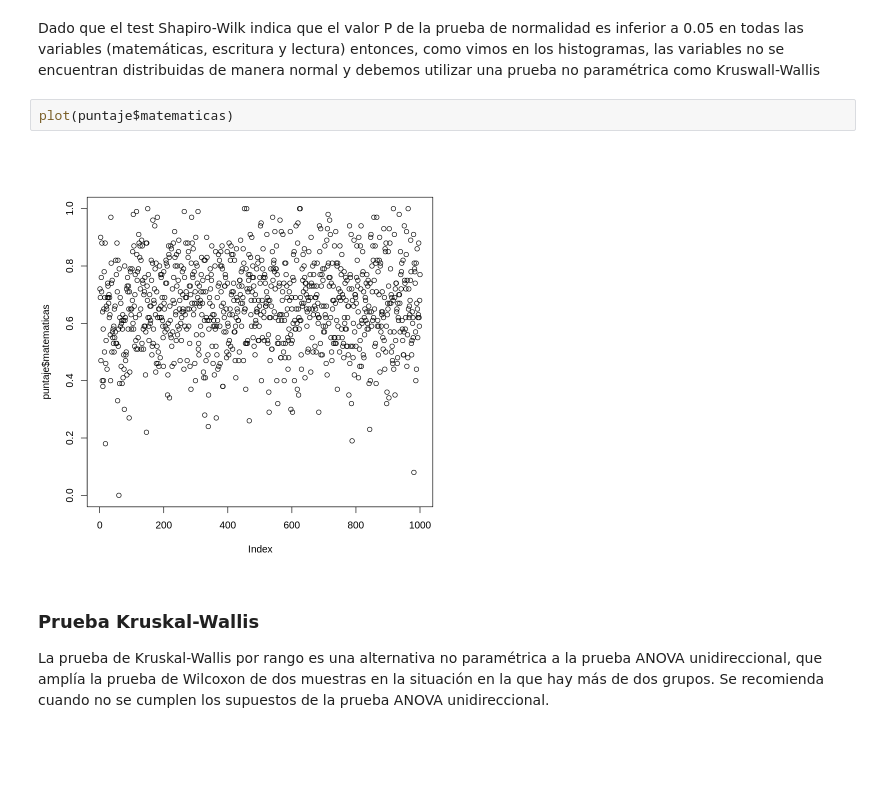
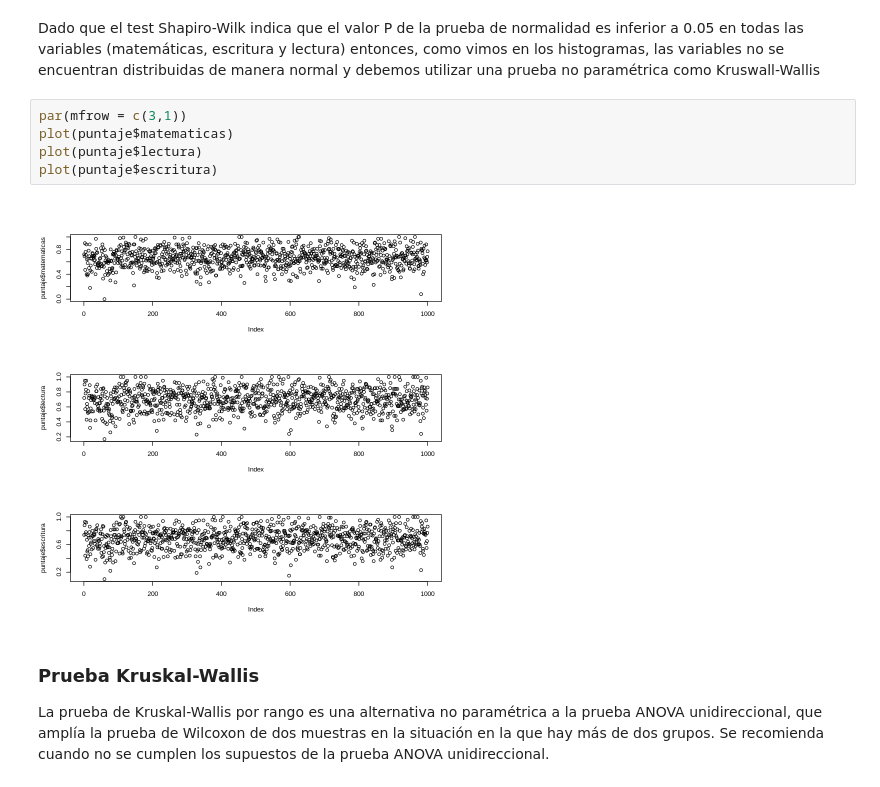
Before and after one commit to franov/r, a Jupyter notebook: Estudiantes.ipynb, the cells around one changed output. Drawn from its saved outputs; the diff is of its cells as text; blank space fills up the shorter version.

```diff
--- a/Estudiantes.ipynb
+++ b/Estudiantes.ipynb
@@ -127,10 +127,13 @@ data:  puntaje$escritura
 W = 0.99196, p-value = 2.922e-05
 # %% [markdown]
 Dado que el test Shapiro-Wilk indica que el valor P de la prueba de normalidad es inferior a 0.05 en todas las variables (matemáticas, escritura y lectura) entonces, como vimos en los histogramas, las variables no se encuentran distribuidas de manera normal y debemos utilizar una prueba no paramétrica como Kruswall-Wallis
-# %%
-plot(puntaje$matematicas)
-# %% [output]
-[figure, removed]
+# %%
+par(mfrow = c(3,1))
+plot(puntaje$matematicas)
+plot(puntaje$lectura)
+plot(puntaje$escritura)
+# %% [output]
+[figure, added]
 # %% [markdown]
 ### Prueba Kruskal-Wallis
 La prueba de Kruskal-Wallis por rango es una alternativa no paramétrica a la prueba ANOVA unidireccional, que amplía la prueba de Wilcoxon de dos muestras en la situación en la que hay más de dos grupos. Se recomienda cuando no se cumplen los supuestos de la prueba ANOVA unidireccional.
```
